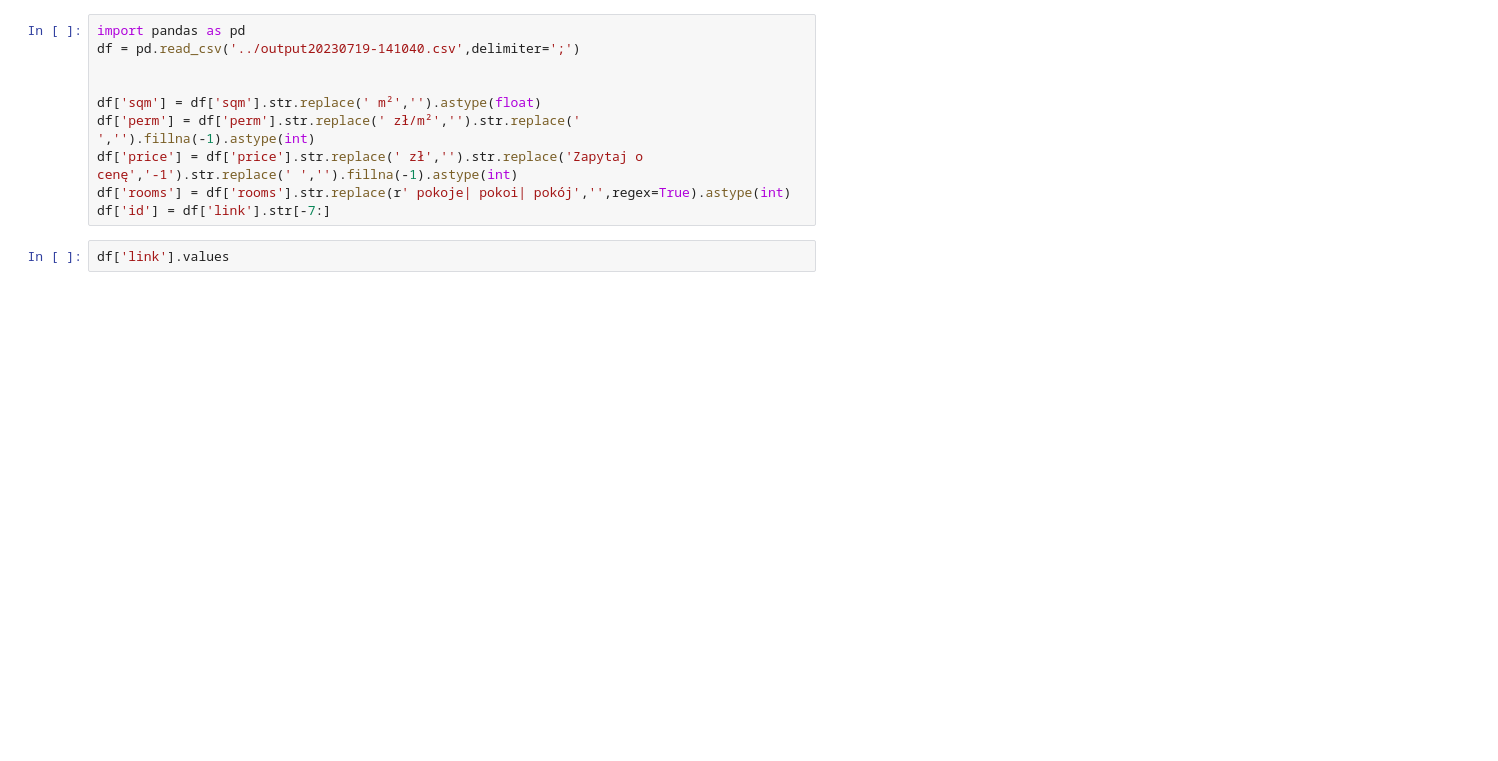
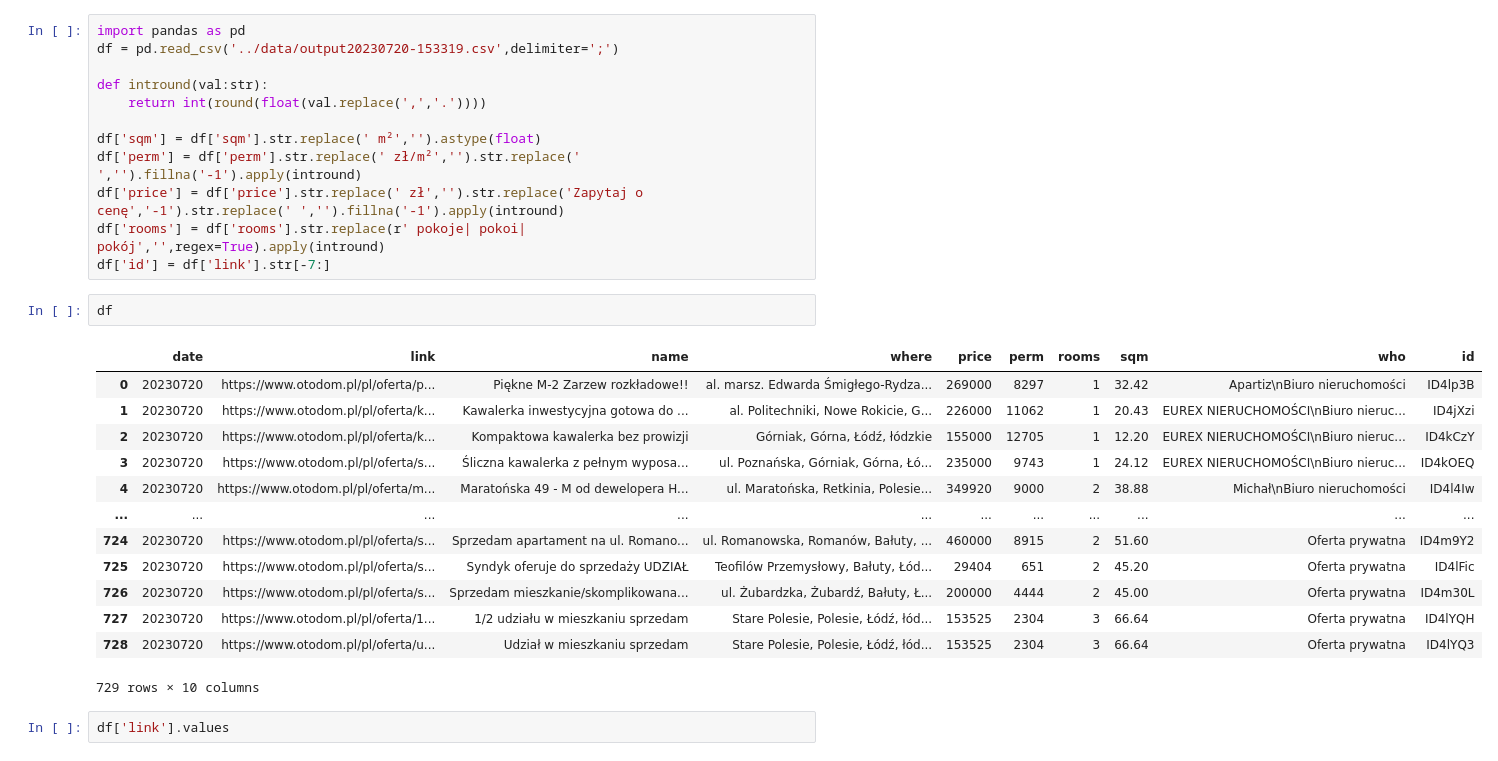
Before and after one commit to krawczyk071/data-scrap, a Jupyter notebook: selenium/data.ipynb, the cells around one changed output. Saved outputs shown, nothing was run; the diff lists cells and outputs as text; blank space fills up the shorter version.

```diff
--- a/selenium/data.ipynb
+++ b/selenium/data.ipynb
@@ -1,13 +1,31 @@
 # %%
 import pandas as pd
-df = pd.read_csv('../output20230719-141040.csv',delimiter=';')
+df = pd.read_csv('../data/output20230720-153319.csv',delimiter=';')
 
+def intround(val:str):
+    return int(round(float(val.replace(',','.'))))
 
 df['sqm'] = df['sqm'].str.replace(' m²','').astype(float)
-df['perm'] = df['perm'].str.replace(' zł/m²','').str.replace(' ','').fillna(-1).astype(int)
-df['price'] = df['price'].str.replace(' zł','').str.replace('Zapytaj o cenę','-1').str.replace(' ','').fillna(-1).astype(int)
-df['rooms'] = df['rooms'].str.replace(r' pokoje| pokoi| pokój','',regex=True).astype(int)
+df['perm'] = df['perm'].str.replace(' zł/m²','').str.replace(' ','').fillna('-1').apply(intround)
+df['price'] = df['price'].str.replace(' zł','').str.replace('Zapytaj o cenę','-1').str.replace(' ','').fillna('-1').apply(intround)
+df['rooms'] = df['rooms'].str.replace(r' pokoje| pokoi| pokój','',regex=True).apply(intround)
 df['id'] = df['link'].str[-7:]
+# %%
+df
+# %% [output]
+|  | date | link | name | where | price | perm | rooms | sqm | who | id |
+| 0 | 20230720 | https://www.otodom.pl/pl/oferta/p... | Piękne M-2 Zarzew rozkładowe!! | al. marsz. Edwarda Śmigłego-Rydza... | 269000 | 8297 | 1 | 32.42 | Apartiz\nBiuro nieruchomości | ID4lp3B |
+| 1 | 20230720 | https://www.otodom.pl/pl/oferta/k... | Kawalerka inwestycyjna gotowa do ... | al. Politechniki, Nowe Rokicie, G... | 226000 | 11062 | 1 | 20.43 | EUREX NIERUCHOMOŚCI\nBiuro nieruc... | ID4jXzi |
+| 2 | 20230720 | https://www.otodom.pl/pl/oferta/k... | Kompaktowa kawalerka bez prowizji | Górniak, Górna, Łódź, łódzkie | 155000 | 12705 | 1 | 12.20 | EUREX NIERUCHOMOŚCI\nBiuro nieruc... | ID4kCzY |
+| 3 | 20230720 | https://www.otodom.pl/pl/oferta/s... | Śliczna kawalerka z pełnym wyposa... | ul. Poznańska, Górniak, Górna, Łó... | 235000 | 9743 | 1 | 24.12 | EUREX NIERUCHOMOŚCI\nBiuro nieruc... | ID4kOEQ |
+| 4 | 20230720 | https://www.otodom.pl/pl/oferta/m... | Maratońska 49 - M od dewelopera H... | ul. Maratońska, Retkinia, Polesie... | 349920 | 9000 | 2 | 38.88 | Michał\nBiuro nieruchomości | ID4l4Iw |
+| ... | ... | ... | ... | ... | ... | ... | ... | ... | ... | ... |
+| 724 | 20230720 | https://www.otodom.pl/pl/oferta/s... | Sprzedam apartament na ul. Romano... | ul. Romanowska, Romanów, Bałuty, ... | 460000 | 8915 | 2 | 51.60 | Oferta prywatna | ID4m9Y2 |
+| 725 | 20230720 | https://www.otodom.pl/pl/oferta/s... | Syndyk oferuje do sprzedaży UDZIAŁ | Teofilów Przemysłowy, Bałuty, Łód... | 29404 | 651 | 2 | 45.20 | Oferta prywatna | ID4lFic |
+| 726 | 20230720 | https://www.otodom.pl/pl/oferta/s... | Sprzedam mieszkanie/skomplikowana... | ul. Żubardzka, Żubardź, Bałuty, Ł... | 200000 | 4444 | 2 | 45.00 | Oferta prywatna | ID4m30L |
+| 727 | 20230720 | https://www.otodom.pl/pl/oferta/1... | 1/2 udziału w mieszkaniu sprzedam | Stare Polesie, Polesie, Łódź, łód... | 153525 | 2304 | 3 | 66.64 | Oferta prywatna | ID4lYQH |
+| 728 | 20230720 | https://www.otodom.pl/pl/oferta/u... | Udział w mieszkaniu sprzedam | Stare Polesie, Polesie, Łódź, łód... | 153525 | 2304 | 3 | 66.64 | Oferta prywatna | ID4lYQ3 |
+729 rows × 10 columns
 # %%
 df['link'].values
 # %% [output]
```
Also changed, not shown: 7 other files.
